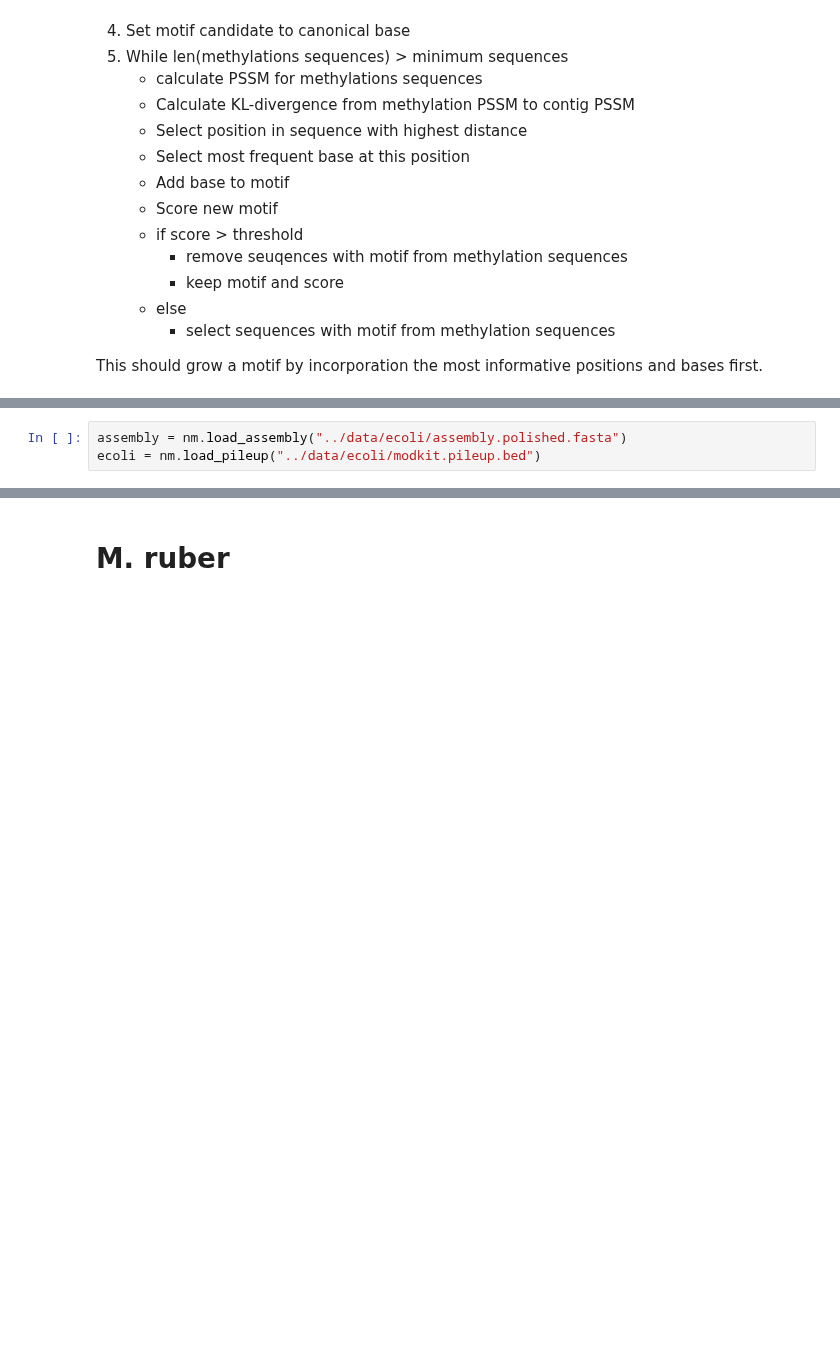
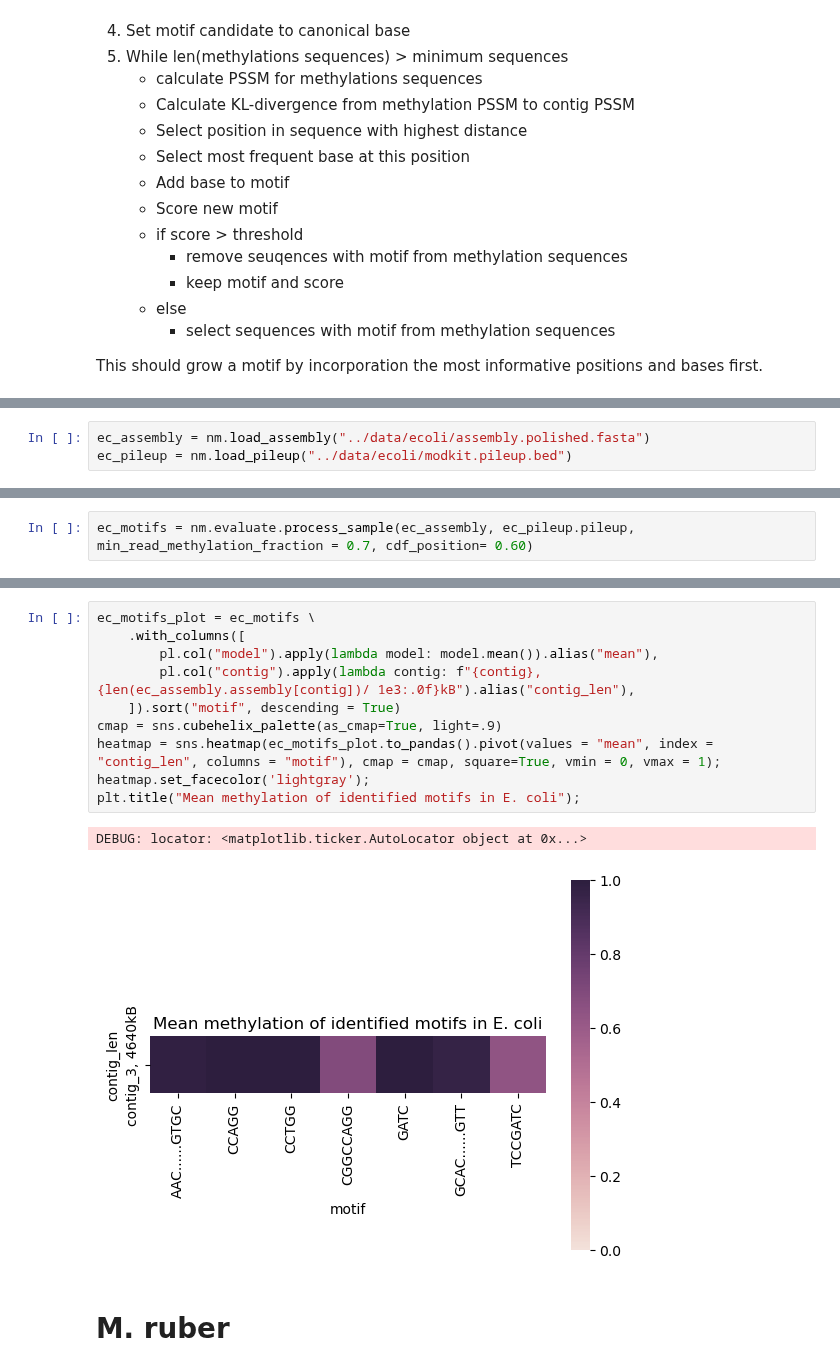
Before and after one commit to MicrobialDarkMatter/nanomotif, a Jupyter notebook: reports/candidate-selection.ipynb, the cells around one changed output, grey strips where cells are left out. Drawn from its saved outputs; the diff is of its cells as text; blank space fills up the shorter version.

Commit message:
Processed all monocultures

```diff
--- a/reports/candidate-selection.ipynb
+++ b/reports/candidate-selection.ipynb
@@ -44,3 +37,3 @@ def motif_identification_workflow(pileup, contig, modtype, fraction_threshold, m
 # %%
-assembly = nm.load_assembly("../data/ecoli/assembly.polished.fasta")
-ecoli = nm.load_pileup("../data/ecoli/modkit.pileup.bed")
+ec_assembly = nm.load_assembly("../data/ecoli/assembly.polished.fasta")
+ec_pileup = nm.load_pileup("../data/ecoli/modkit.pileup.bed")
@@ -103,0 +40,2 @@ ecol_5mc
+# %%
+ec_motifs = nm.evaluate.process_sample(ec_assembly, ec_pileup.pileup, min_read_methylation_fraction = 0.7, cdf_position= 0.60)
@@ -104,3 +73,16 @@ ecol_5mc
+# %%
+ec_motifs_plot = ec_motifs \
+    .with_columns([
+        pl.col("model").apply(lambda model: model.mean()).alias("mean"),
+        pl.col("contig").apply(lambda contig: f"{contig}, {len(ec_assembly.assembly[contig])/ 1e3:.0f}kB").alias("contig_len"),
+    ]).sort("motif", descending = True)
+cmap = sns.cubehelix_palette(as_cmap=True, light=.9)
+heatmap = sns.heatmap(ec_motifs_plot.to_pandas().pivot(values = "mean", index = "contig_len", columns = "motif"), cmap = cmap, square=True, vmin = 0, vmax = 1);
+heatmap.set_facecolor('lightgray');
+plt.title("Mean methylation of identified motifs in E. coli");
+# %% [output]
+DEBUG: locator: <matplotlib.ticker.AutoLocator object at 0x...>
+[figure, added]
 # %% [markdown]
 # M. ruber
 # %%
```
Also changed, not shown: parts of 26 cells of this notebook, 3 other files.
